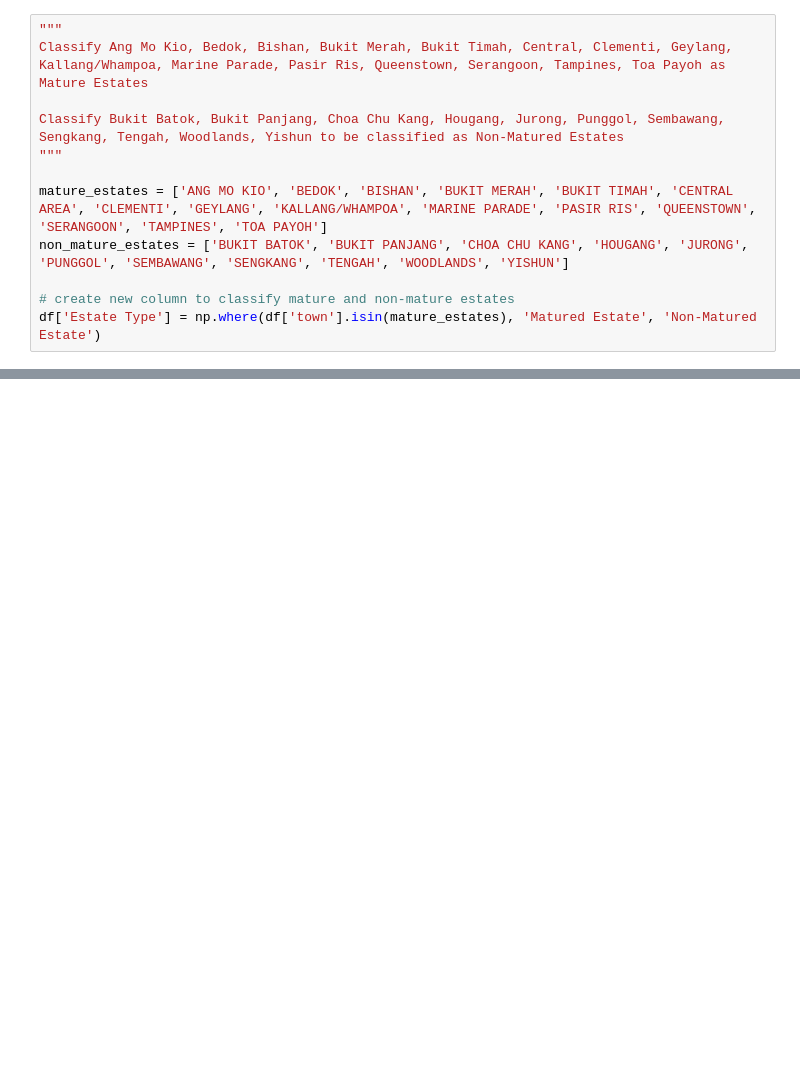
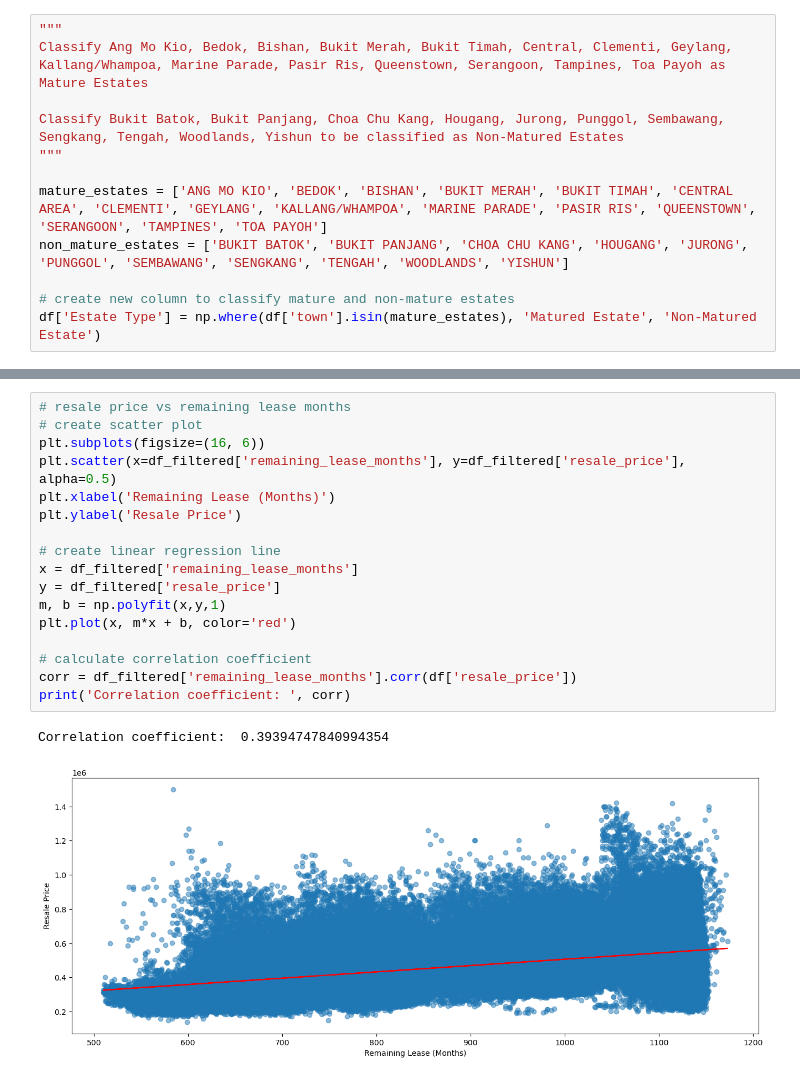
Before and after one commit to ezekielkoh/EDA-HDB-Resale-Prices, a Jupyter notebook: hdb_resale.ipynb, the cells around one changed output, grey strips where cells are left out. Cells and saved outputs as stored; diff of their text form; blank space fills up the shorter version.

```diff
--- a/hdb_resale.ipynb
+++ b/hdb_resale.ipynb
@@ -123,0 +214,20 @@ plt.show()
+# %%
+# resale price vs remaining lease months
+# create scatter plot
+plt.subplots(figsize=(16, 6))
+plt.scatter(x=df_filtered['remaining_lease_months'], y=df_filtered['resale_price'], alpha=0.5)
+plt.xlabel('Remaining Lease (Months)')
+plt.ylabel('Resale Price')
+
+# create linear regression line
+x = df_filtered['remaining_lease_months']
+y = df_filtered['resale_price']
+m, b = np.polyfit(x,y,1)
+plt.plot(x, m*x + b, color='red')
+
+# calculate correlation coefficient
+corr = df_filtered['remaining_lease_months'].corr(df['resale_price'])
+print('Correlation coefficient: ', corr)
+# %% [output]
+Correlation coefficient:  0.39394747840994354
+[figure, added]
```
Also changed, not shown: parts of 20 cells of this notebook.
